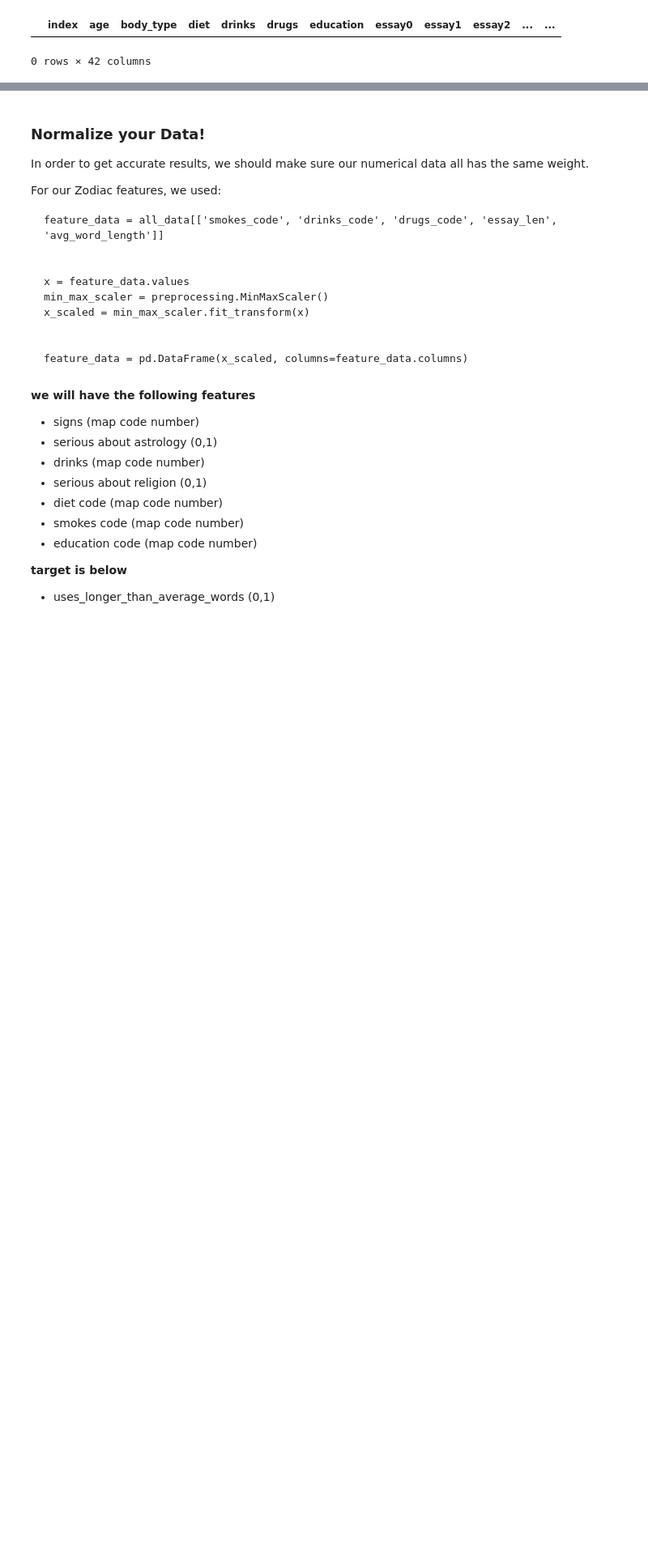
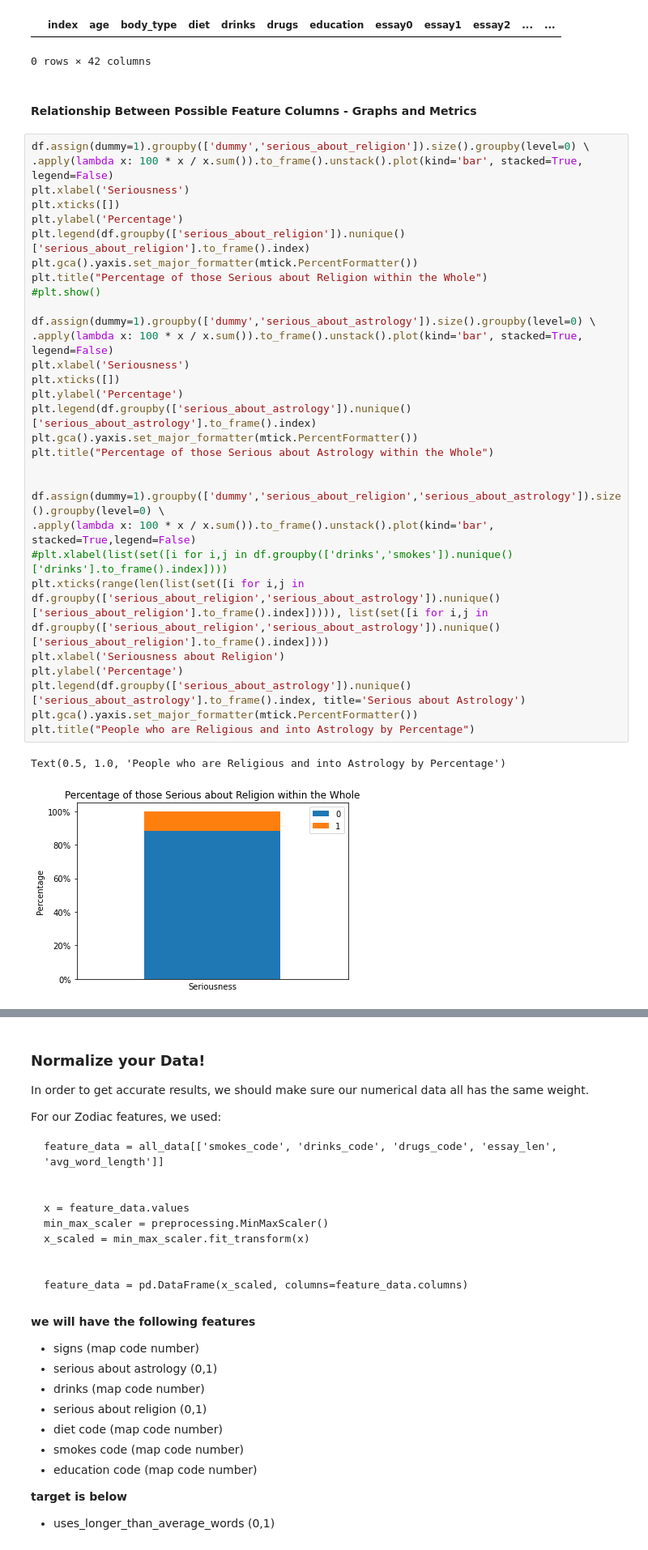
Before and after one commit to rmartino217/CodeAcademy-Build-a-Machine-Learning-Model-with-Python, a Jupyter notebook: Capstone.ipynb, the cells around one changed output, grey strips where cells are left out. Shown at 81% size. Drawn from its saved outputs; the diff is of its cells as text; blank space fills up the shorter version.

```diff
--- a/Capstone.ipynb
+++ b/Capstone.ipynb
@@ -819,3 +832,38 @@ df[df['sign_selection'].isna()]
 # %% [output]
 |  | index | age | body_type | diet | drinks | drugs | education | essay0 | essay1 | essay2 | ... | ... |
 0 rows × 42 columns
+# %% [markdown]
+#### Relationship Between Possible Feature Columns -  Graphs and Metrics
+# %%
+df.assign(dummy=1).groupby(['dummy','serious_about_religion']).size().groupby(level=0) \
+.apply(lambda x: 100 * x / x.sum()).to_frame().unstack().plot(kind='bar', stacked=True, legend=False)
+plt.xlabel('Seriousness')
+plt.xticks([])
+plt.ylabel('Percentage')
+plt.legend(df.groupby(['serious_about_religion']).nunique()['serious_about_religion'].to_frame().index)
+plt.gca().yaxis.set_major_formatter(mtick.PercentFormatter())
+plt.title("Percentage of those Serious about Religion within the Whole")
+#plt.show()
+
+df.assign(dummy=1).groupby(['dummy','serious_about_astrology']).size().groupby(level=0) \
+.apply(lambda x: 100 * x / x.sum()).to_frame().unstack().plot(kind='bar', stacked=True, legend=False)
+plt.xlabel('Seriousness')
+plt.xticks([])
+plt.ylabel('Percentage')
+plt.legend(df.groupby(['serious_about_astrology']).nunique()['serious_about_astrology'].to_frame().index)
+plt.gca().yaxis.set_major_formatter(mtick.PercentFormatter())
+plt.title("Percentage of those Serious about Astrology within the Whole")
+
+
+df.assign(dummy=1).groupby(['dummy','serious_about_religion','serious_about_astrology']).size().groupby(level=0) \
+.apply(lambda x: 100 * x / x.sum()).to_frame().unstack().plot(kind='bar', stacked=True,legend=False)
+#plt.xlabel(list(set([i for i,j in df.groupby(['drinks','smokes']).nunique()['drinks'].to_frame().index])))
+plt.xticks(range(len(list(set([i for i,j in df.groupby(['serious_about_religion','serious_about_astrology']).nunique()['serious_about_religion'].to_frame().index])))), list(set([i for i,j in df.groupby(['serious_about_religion','serious_about_astrology']).nunique()['serious_about_religion'].to_frame().index])))
+plt.xlabel('Seriousness about Religion')
+plt.ylabel('Percentage')
+plt.legend(df.groupby(['serious_about_astrology']).nunique()['serious_about_astrology'].to_frame().index, title='Serious about Astrology')
+plt.gca().yaxis.set_major_formatter(mtick.PercentFormatter())
+plt.title("People who are Religious and into Astrology by Percentage")
+# %% [output]
+Text(0.5, 1.0, 'People who are Religious and into Astrology by Percentage')
+[figure, added]
```
Also changed, not shown: parts of 19 cells of this notebook.
